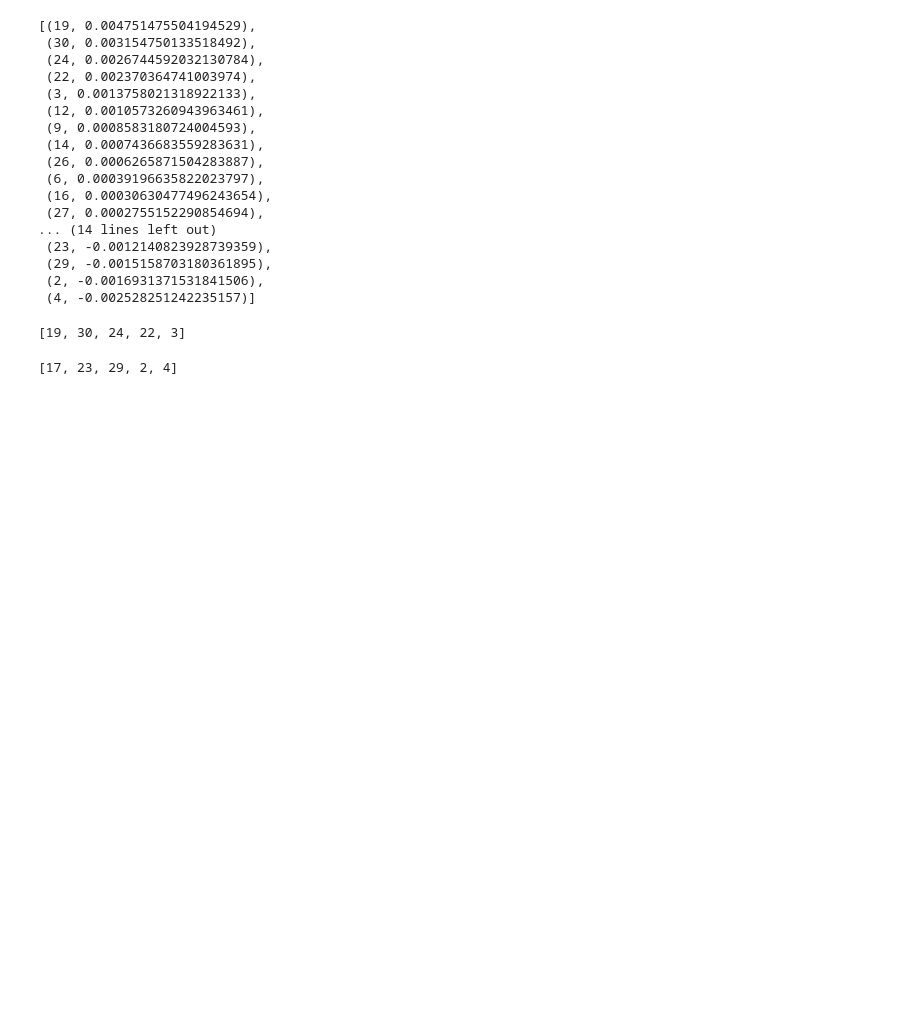
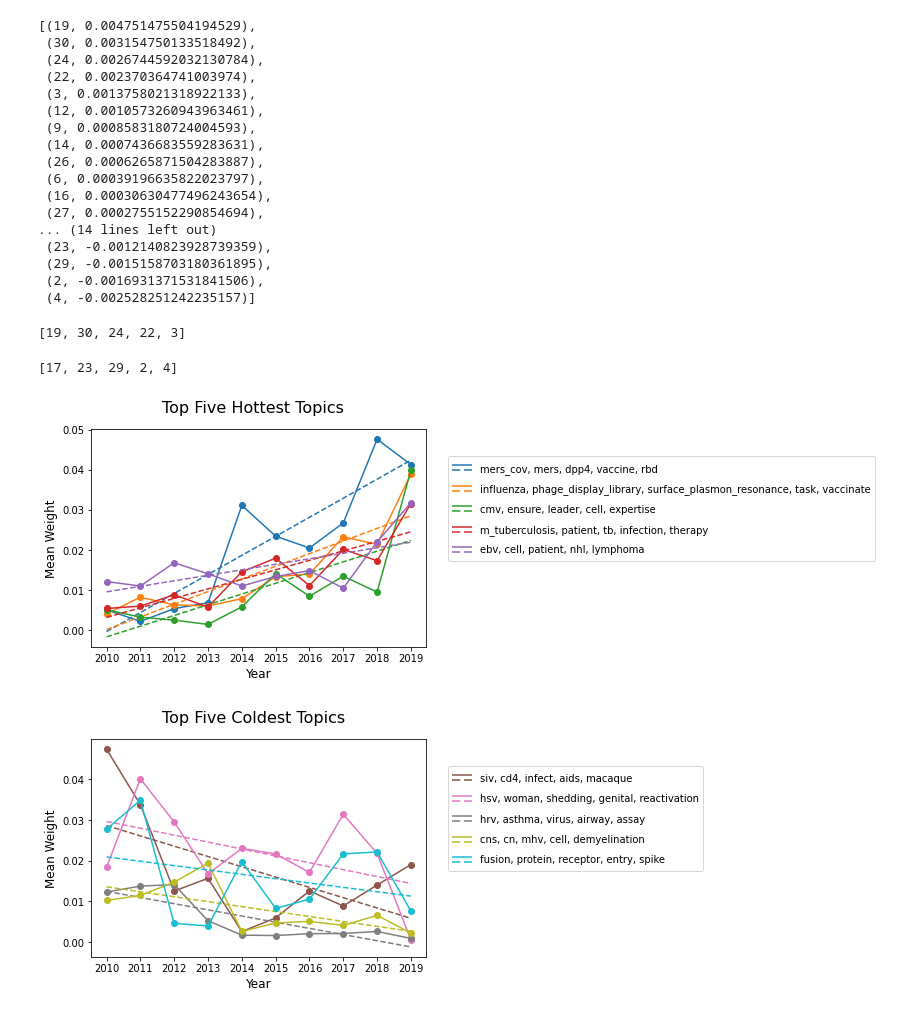
Before and after one commit to DSPG-Young-Scholars-Program/dspg20RnD, a Jupyter notebook: src/emerging_topics/emerging_topics.ipynb, the cells around one changed output. Drawn from its saved outputs; the diff is of its cells as text; code cells hidden in the pictures; blank space fills up the shorter version.

Commit message:
hottest coldest topics

```diff
--- a/src/emerging_topics/emerging_topics.ipynb
+++ b/src/emerging_topics/emerging_topics.ipynb
@@ -482,36 +484,76 @@ bottom_slopes
 # %% [output]
 [17, 23, 29, 2, 4]
 # %%
-#Make Graphs
+# Make Graphs
 #leg = []
 color_list = plt.rcParams['axes.prop_cycle'].by_key()['color']
+
+#color_list = ["#232d4b","#2c4f6b","#0e879c","#60999a","#d1e0bf","#d9e12b","#e6ce3a","#e6a01d","#e57200", "#ff0000"] #"#fdfdfd"]
+
 
 line_return = []
 fig = plt.figure()
 fig.suptitle('Top Five Hottest Topics', fontsize=16)
 ax = fig.add_subplot(111)
 line = [[(0, 0)]]
 i = 0
 for n in top_slopes:
-    linear_fit = lm().fit(topic_frame["FY"].values.reshape(-1,1),topic_frame[n].values.reshape(-1,1))
-    ax.plot(topic_frame["FY"],(topic_frame["FY"]*linear_fit.coef_[0][0])+linear_fit.intercept_,linestyle = 'dashed', color = color_list[i])
-    ax.plot(topic_frame["FY"],topic_frame[n])
+    linear_fit = lm().fit(topic_wts_2010_2019["START_YEAR"].values.reshape(-1,1), topic_wts_2010_2019.iloc[:,n].values.reshape(-1,1))
+    ax.plot(topic_wts_2010_2019["START_YEAR"], (topic_wts_2010_2019["START_YEAR"]*linear_fit.coef_[0][0])+linear_fit.intercept_,linestyle = 'dashed', color = color_list[i])
+    ax.plot(topic_wts_2010_2019["START_YEAR"], topic_wts_2010_2019.iloc[:,n], '-o')
     line_return.append(mcol.LineCollection(2 * line, linestyles=['solid','dashed'], colors=[color_list[i],color_list[i]]))
     i+=1
     #leg.append("Topic %d"%(n+1))
 
-plt.xticks(np.arange(topic_frame["FY"].min(), topic_frame["FY"].max()+1, 1.0))
+plt.xticks(np.arange(topic_wts_2010_2019["START_YEAR"].min(), topic_wts_2010_2019["START_YEAR"].max()+1, 1.0))
 plt.xlabel('Year', fontsize=12)
-plt.ylabel('θ', fontsize=12, rotation = 0)
-ax.yaxis.set_label_coords(-0.14,0.5)
-
+plt.ylabel('Mean Weight', fontsize=12)
+#ax.yaxis.set_label_coords(-0.14,0.5)
 
 # set up the proxy artist
 lc = mcol.LineCollection(2 * line, linestyles=['solid','dashed'], colors=['blue','blue'])
 lc2 = mcol.LineCollection(2 * line, linestyles=['solid','dashed'], colors=['orange','orange'])
 # create the legend
-plt.legend(line_return, [leg[x] for x in top_slopes], handler_map={type(line_return[0]): HandlerDashedLines()},
-          handlelength=2, handleheight=2,bbox_to_anchor=(1.05, 1.0, 0.3, 0.2), loc='upper left')
+plt.legend(line_return, [leg[x-1] for x in top_slopes], handler_map={type(line_return[0]): HandlerDashedLines()},
+          handlelength=2, handleheight=2,bbox_to_anchor=(1.05, 0.7, 0.3, 0.2), loc='upper left')
 
 #plt.legend([leg[x] for x in top_slopes],bbox_to_anchor=(1.05, 1.0, 0.3, 0.2), loc='upper left')
 plt.show()
+
+
+#Make Graphs
+#leg = []
+
+bottom_slopes.reverse()  # so the plot legend has the coldest listed first
+
+line_return = []
+fig = plt.figure()
+fig.suptitle('Top Five Coldest Topics', fontsize=16)
+ax = fig.add_subplot(111)
+i = 0
+for n in bottom_slopes:
+    linear_fit = lm().fit(topic_wts_2010_2019["START_YEAR"].values.reshape(-1,1), topic_wts_2010_2019.iloc[:,n].values.reshape(-1,1))
+    ax.plot(topic_wts_2010_2019["START_YEAR"], (topic_wts_2010_2019["START_YEAR"]*linear_fit.coef_[0][0])+linear_fit.intercept_,linestyle = 'dashed', color = color_list[i+5])
+    ax.plot(topic_wts_2010_2019["START_YEAR"], topic_wts_2010_2019.iloc[:,n], '-o', color=color_list[i+5])
+    line_return.append(mcol.LineCollection(2 * line, linestyles=['solid','dashed'], colors=[color_list[i+5],color_list[i+5]]))
+    i+=1
+    #leg.append("Topic %d"%(n+1))
+
+plt.xticks(np.arange(topic_wts_2010_2019["START_YEAR"].min(), topic_wts_2010_2019["START_YEAR"].max()+1, 1.0))
+plt.xlabel('Year', fontsize=12)
+plt.ylabel('Mean Weight', fontsize=12)
+#ax.yaxis.set_label_coords(-0.14,0.5)
+
+# set up the proxy artist
+lc = mcol.LineCollection(2 * line, linestyles=['solid','dashed'], colors=['blue','blue'])
+lc2 = mcol.LineCollection(2 * line, linestyles=['solid','dashed'], colors=['orange','orange'])
+
+# create the legend
+plt.legend(line_return, [leg[x-1] for x in bottom_slopes], handler_map={type(line_return[0]): HandlerDashedLines()},
+          handlelength=2, handleheight=2,bbox_to_anchor=(1.05, 0.7, 0.3, 0.2), loc='upper left')
+
+#plt.legend([leg[x] for x in top_slopes],bbox_to_anchor=(1.05, 1.0, 0.3, 0.2), loc='upper left')
+plt.show()
+# %% [output]
+[figure, added]
+[figure, added]
```
Also changed, not shown: parts of 7 cells of this notebook.
